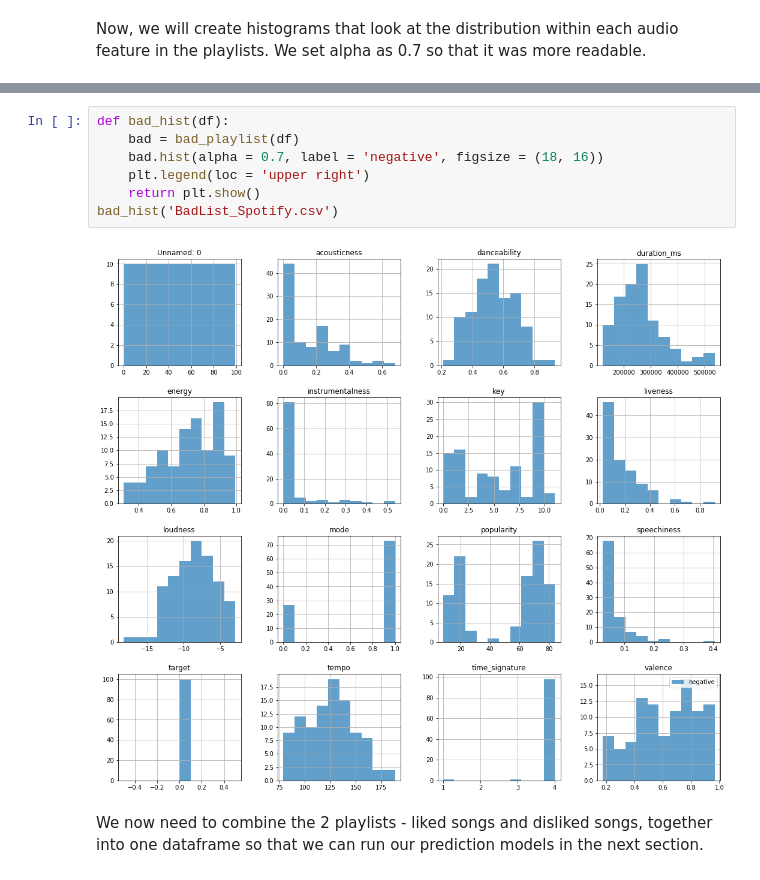
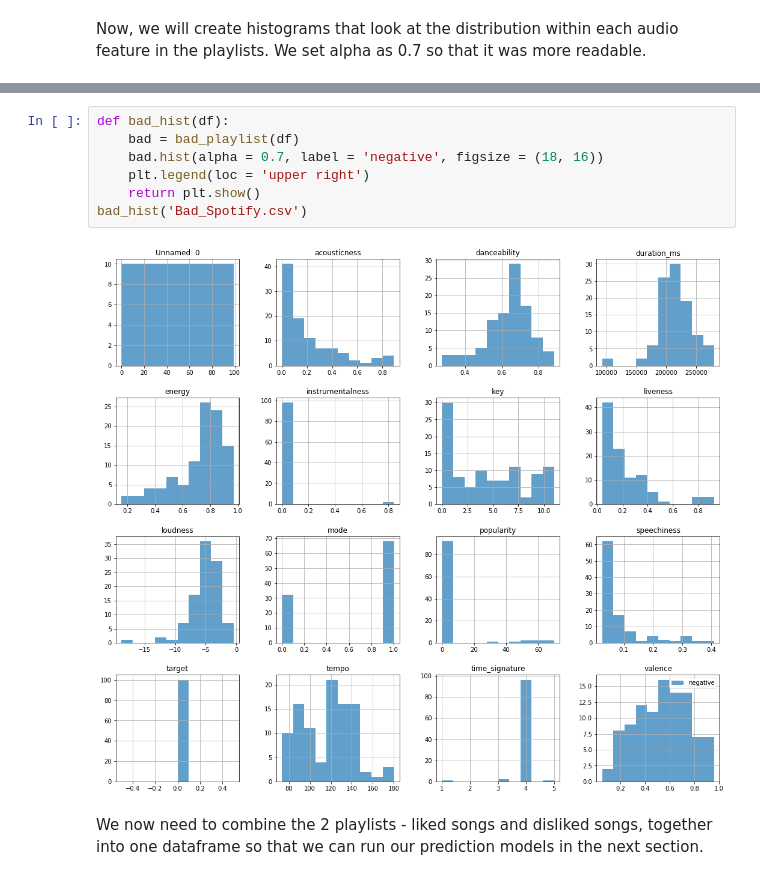
Before and after one commit to btjoajadi/Final_Python_Project, a Jupyter notebook: Spotify_Prediction.ipynb, the cells around one changed output, grey strips where cells are left out. Saved outputs shown, nothing was run; the diff lists cells and outputs as text.

```diff
--- a/Spotify_Prediction.ipynb
+++ b/Spotify_Prediction.ipynb
@@ -209,12 +211,12 @@ good_hist('Carmen_Spotify.csv')
 # %%
 def bad_hist(df):
     bad = bad_playlist(df)
     bad.hist(alpha = 0.7, label = 'negative', figsize = (18, 16))
     plt.legend(loc = 'upper right')
     return plt.show()
-bad_hist('BadList_Spotify.csv')
+bad_hist('Bad_Spotify.csv')
 # %% [output]
-[figure, old version]
+[figure, new version]
 # %% [markdown]
 We now need to combine the 2 playlists - liked songs and disliked songs, together into one dataframe so that we can run our prediction models in the next section.
 # %%
```
Also changed, not shown: parts of 16 cells of this notebook.
